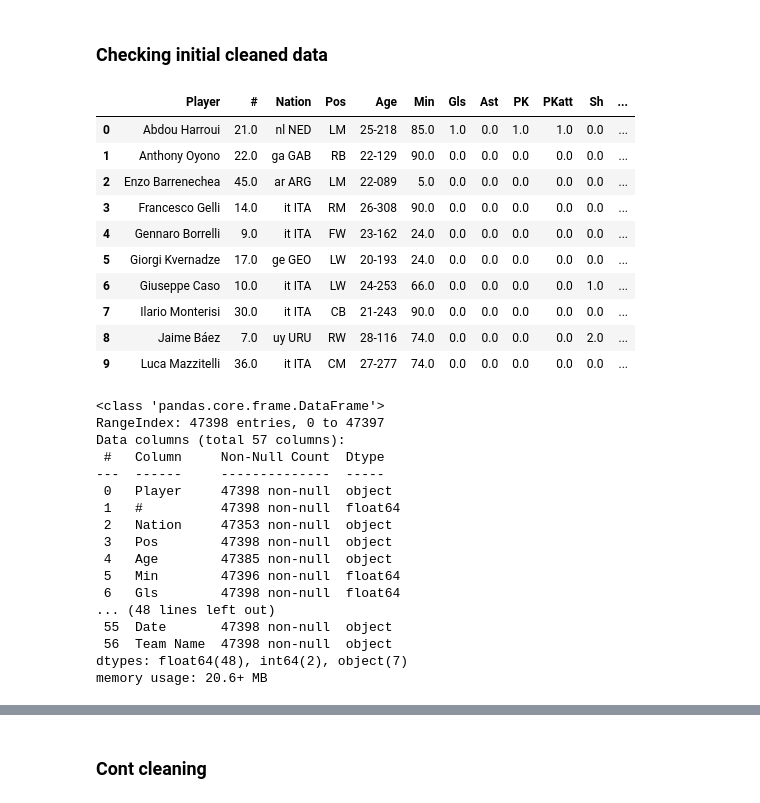
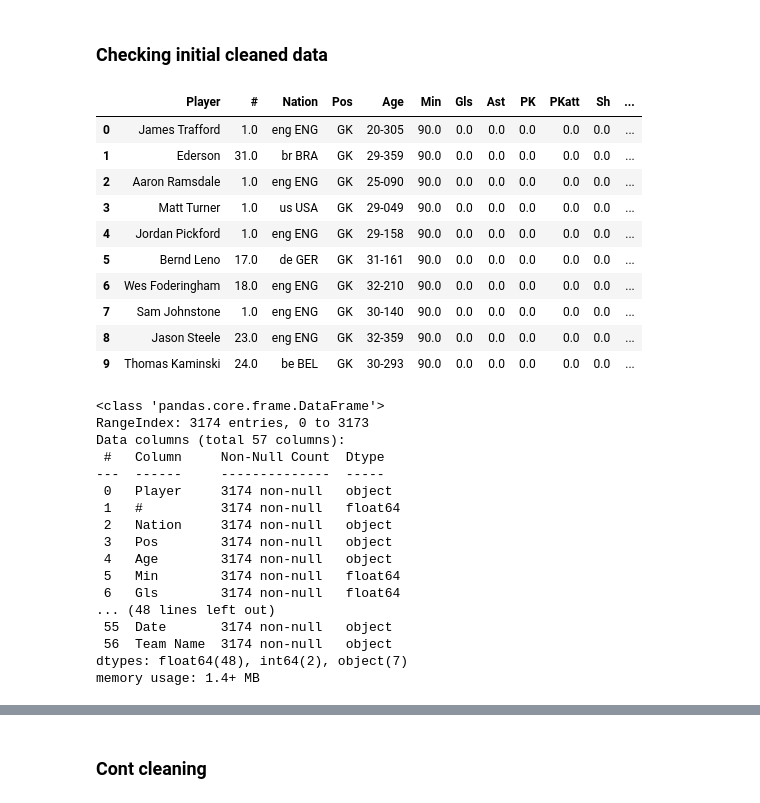
Before and after one commit to MinhTQ-594/Football-player-Price_prediction, a Jupyter notebook: Data preprocessing/Clean_data.ipynb, the cells around one changed output, grey strips where cells are left out. Drawn from its saved outputs; the diff is of its cells as text; code cells hidden in the pictures.

```diff
--- a/Data preprocessing/Clean_data.ipynb
+++ b/Data preprocessing/Clean_data.ipynb
@@ -192,37 +195,37 @@ else:
 # %% [markdown]
 ### Checking initial cleaned data
 # %%
-check = pd.read_csv('../Data/Clean/Player.csv')
+check = pd.read_csv('../Data/Clean/GK.csv')
 check.head(10)
 # %% [output]
 |  | Player | # | Nation | Pos | Age | Min | Gls | Ast | PK | PKatt | Sh | ... |
-| 0 | Abdou Harroui | 21.0 | nl NED | LM | 25-218 | 85.0 | 1.0 | 0.0 | 1.0 | 1.0 | 0.0 | ... |
-| 1 | Anthony Oyono | 22.0 | ga GAB | RB | 22-129 | 90.0 | 0.0 | 0.0 | 0.0 | 0.0 | 0.0 | ... |
-| 2 | Enzo Barrenechea | 45.0 | ar ARG | LM | 22-089 | 5.0 | 0.0 | 0.0 | 0.0 | 0.0 | 0.0 | ... |
-| 3 | Francesco Gelli | 14.0 | it ITA | RM | 26-308 | 90.0 | 0.0 | 0.0 | 0.0 | 0.0 | 0.0 | ... |
-| 4 | Gennaro Borrelli | 9.0 | it ITA | FW | 23-162 | 24.0 | 0.0 | 0.0 | 0.0 | 0.0 | 0.0 | ... |
-| 5 | Giorgi Kvernadze | 17.0 | ge GEO | LW | 20-193 | 24.0 | 0.0 | 0.0 | 0.0 | 0.0 | 0.0 | ... |
-| 6 | Giuseppe Caso | 10.0 | it ITA | LW | 24-253 | 66.0 | 0.0 | 0.0 | 0.0 | 0.0 | 1.0 | ... |
-| 7 | Ilario Monterisi | 30.0 | it ITA | CB | 21-243 | 90.0 | 0.0 | 0.0 | 0.0 | 0.0 | 0.0 | ... |
-| 8 | Jaime Báez | 7.0 | uy URU | RW | 28-116 | 74.0 | 0.0 | 0.0 | 0.0 | 0.0 | 2.0 | ... |
-| 9 | Luca Mazzitelli | 36.0 | it ITA | CM | 27-277 | 74.0 | 0.0 | 0.0 | 0.0 | 0.0 | 0.0 | ... |
+| 0 | James Trafford | 1.0 | eng ENG | GK | 20-305 | 90.0 | 0.0 | 0.0 | 0.0 | 0.0 | 0.0 | ... |
+| 1 | Ederson | 31.0 | br BRA | GK | 29-359 | 90.0 | 0.0 | 0.0 | 0.0 | 0.0 | 0.0 | ... |
+| 2 | Aaron Ramsdale | 1.0 | eng ENG | GK | 25-090 | 90.0 | 0.0 | 0.0 | 0.0 | 0.0 | 0.0 | ... |
+| 3 | Matt Turner | 1.0 | us USA | GK | 29-049 | 90.0 | 0.0 | 0.0 | 0.0 | 0.0 | 0.0 | ... |
+| 4 | Jordan Pickford | 1.0 | eng ENG | GK | 29-158 | 90.0 | 0.0 | 0.0 | 0.0 | 0.0 | 0.0 | ... |
+| 5 | Bernd Leno | 17.0 | de GER | GK | 31-161 | 90.0 | 0.0 | 0.0 | 0.0 | 0.0 | 0.0 | ... |
+| 6 | Wes Foderingham | 18.0 | eng ENG | GK | 32-210 | 90.0 | 0.0 | 0.0 | 0.0 | 0.0 | 0.0 | ... |
+| 7 | Sam Johnstone | 1.0 | eng ENG | GK | 30-140 | 90.0 | 0.0 | 0.0 | 0.0 | 0.0 | 0.0 | ... |
+| 8 | Jason Steele | 23.0 | eng ENG | GK | 32-359 | 90.0 | 0.0 | 0.0 | 0.0 | 0.0 | 0.0 | ... |
+| 9 | Thomas Kaminski | 24.0 | be BEL | GK | 30-293 | 90.0 | 0.0 | 0.0 | 0.0 | 0.0 | 0.0 | ... |
 # %%
 check.info()
 # %% [output]
 <class 'pandas.core.frame.DataFrame'>
-RangeIndex: 47398 entries, 0 to 47397
+RangeIndex: 3174 entries, 0 to 3173
 Data columns (total 57 columns):
  #   Column     Non-Null Count  Dtype
 ---  ------     --------------  -----
- 0   Player     47398 non-null  object
- 1   #          47398 non-null  float64
- 2   Nation     47353 non-null  object
- 3   Pos        47398 non-null  object
- 4   Age        47385 non-null  object
- 5   Min        47396 non-null  float64
- 6   Gls        47398 non-null  float64
+ 0   Player     3174 non-null   object
+ 1   #          3174 non-null   float64
+ 2   Nation     3174 non-null   object
+ 3   Pos        3174 non-null   object
+ 4   Age        3174 non-null   object
+ 5   Min        3174 non-null   float64
+ 6   Gls        3174 non-null   float64
 ... (48 lines left out)
- 55  Date       47398 non-null  object
- 56  Team Name  47398 non-null  object
+ 55  Date       3174 non-null   object
+ 56  Team Name  3174 non-null   object
 dtypes: float64(48), int64(2), object(7)
-memory usage: 20.6+ MB
+memory usage: 1.4+ MB
```
Also changed, not shown: parts of 13 cells of this notebook, 3 other files.
